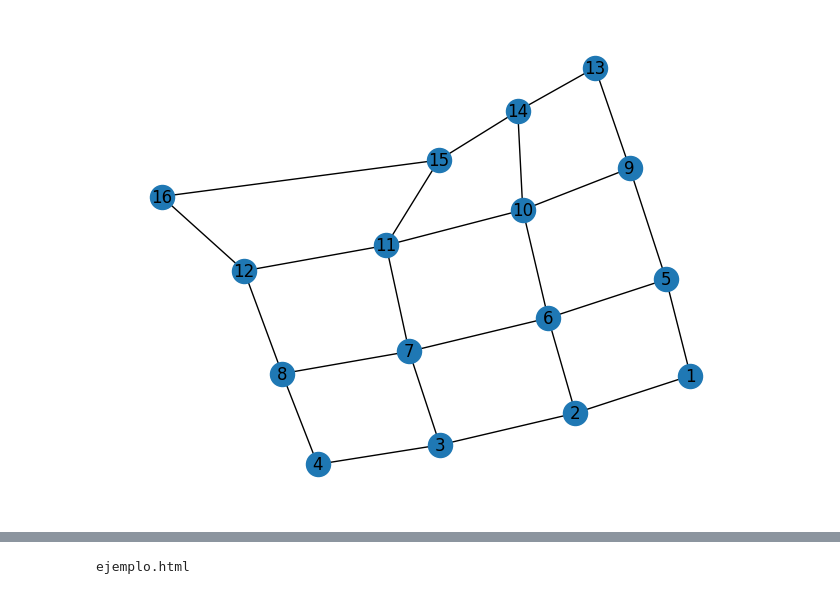
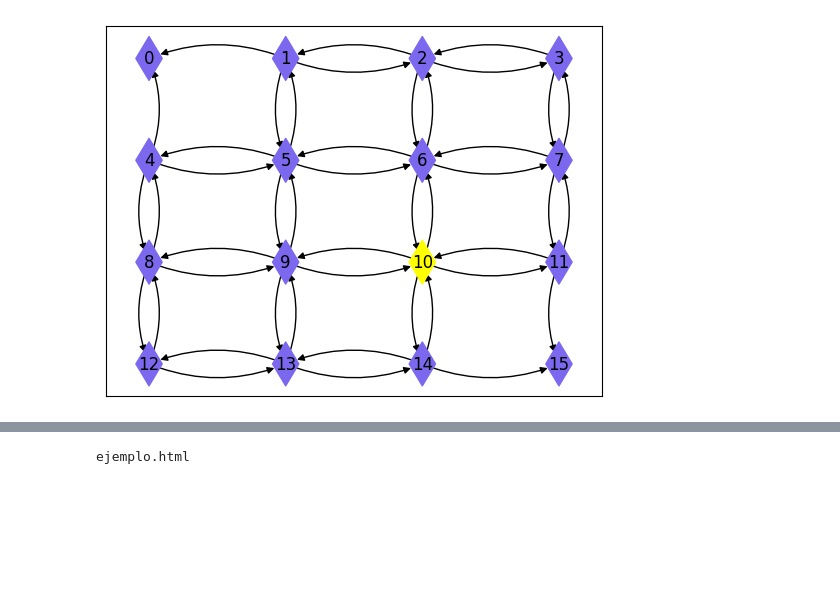
Before and after one commit to castagninojose/opti, a Jupyter notebook: src/reinforcement_lenin/notebooks/nb.ipynb, the cells around one changed output, grey strips where cells are left out. Cells and saved outputs as stored; diff of their text form; code cells hidden in the pictures; blank space fills up the shorter version.

Commit message:
draw graph as grid

```diff
--- a/src/reinforcement_lenin/notebooks/nb.ipynb
+++ b/src/reinforcement_lenin/notebooks/nb.ipynb
@@ -9,7 +9,5 @@ from src.reinforcement_lenin.constants import DEFAULT_STATE_POLICY
 # %%
-juego_1 = Board(
-    N=4, policy='random', tolerance=0.1, discount_rate=0.9, reward=-1
-)
-juego_1.plot_graph()
+juego_1 = Board()
+juego_1.plot_graph(highlight_state=10)
 # %% [output]
-[figure, old version]
+[figure, new version]
```
Also changed, not shown: parts of 11 cells of this notebook, 2 other files.
